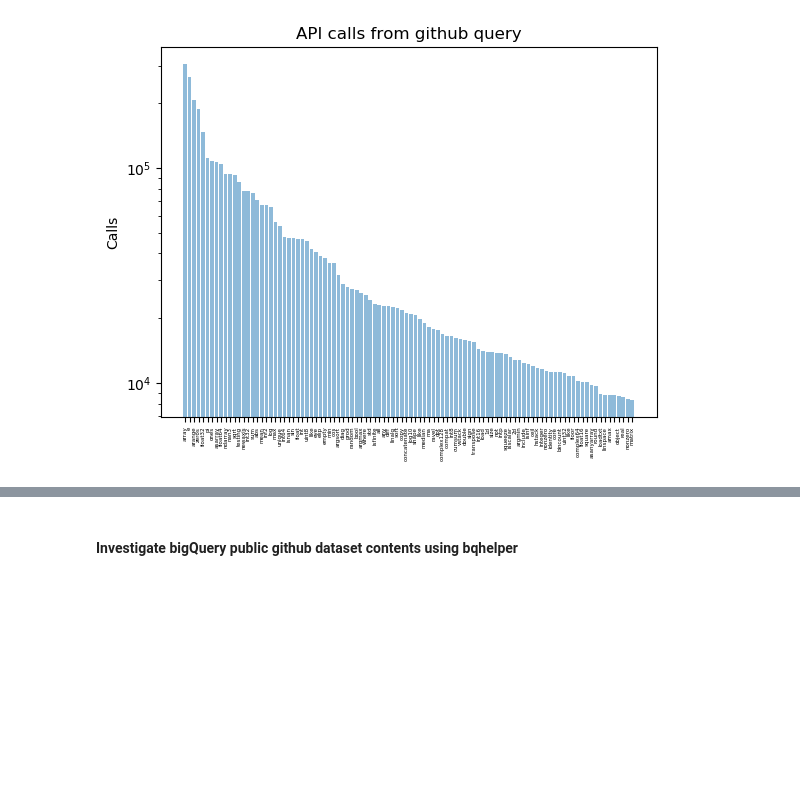
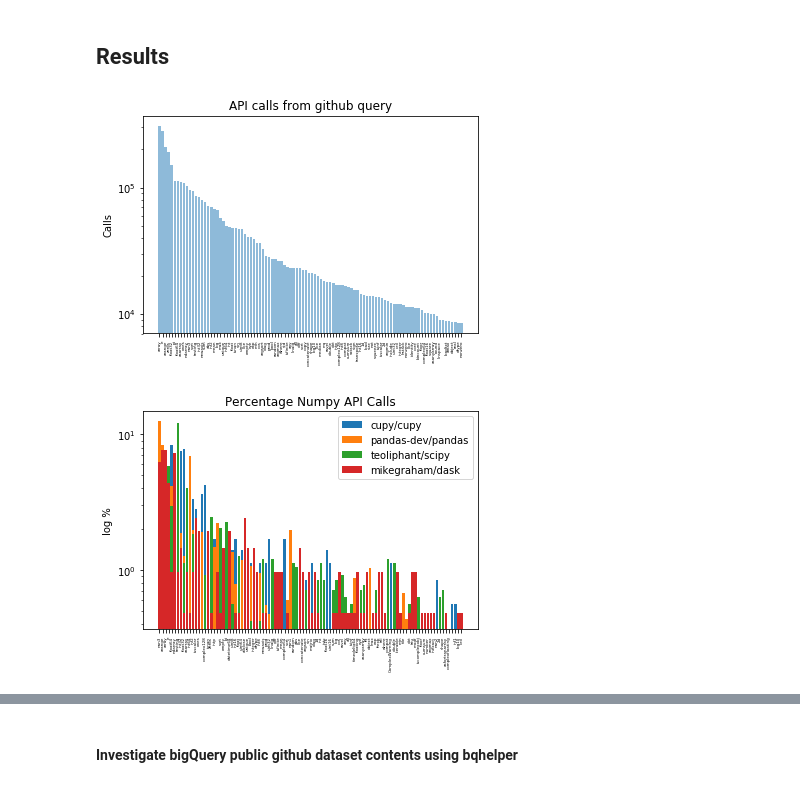
Before and after one commit to mpeaton/api_stats, a Jupyter notebook: api_stats/numpy_stats.ipynb, the cells around one changed output, grey strips where cells are left out. Saved outputs shown, nothing was run; the diff lists cells and outputs as text; code cells hidden in the pictures; blank space fills up the shorter version.

Commit message:
"project level statistics"

```diff
--- a/api_stats/numpy_stats.ipynb
+++ b/api_stats/numpy_stats.ipynb
@@ -7,6 +10,15 @@
+# %% [markdown]
+## Results
+# %%
+accumulated_results_fn = 'full_results_4_10_2019.csv'
 # %%
-import numpy_api_stats as ns
-import pandas as pd
-ns.plot_results(pd.read_csv('results-20190402-090153.csv'),savefig=True,filename='results.png',dpi=200)
+ns.plot_results(pd.read_csv(accumulated_results_fn),savefig=True,filename='results.png',dpi=200)
 # %% [output]
-[figure, old version]
+[figure, new version]
+# %%
+accumulated_results_by_project = 'percent_by_project.csv'
+det_percentages = pd.read_csv(accumulated_results_by_project).set_index('index')
+f1 = ns.plot_bar_repo(det_percentages)
+f1.savefig('bar_repo.png', dpi=200)
+# %% [output]
+[figure, added]
```
Also changed, not shown: parts of 24 cells of this notebook, 4 other files.
